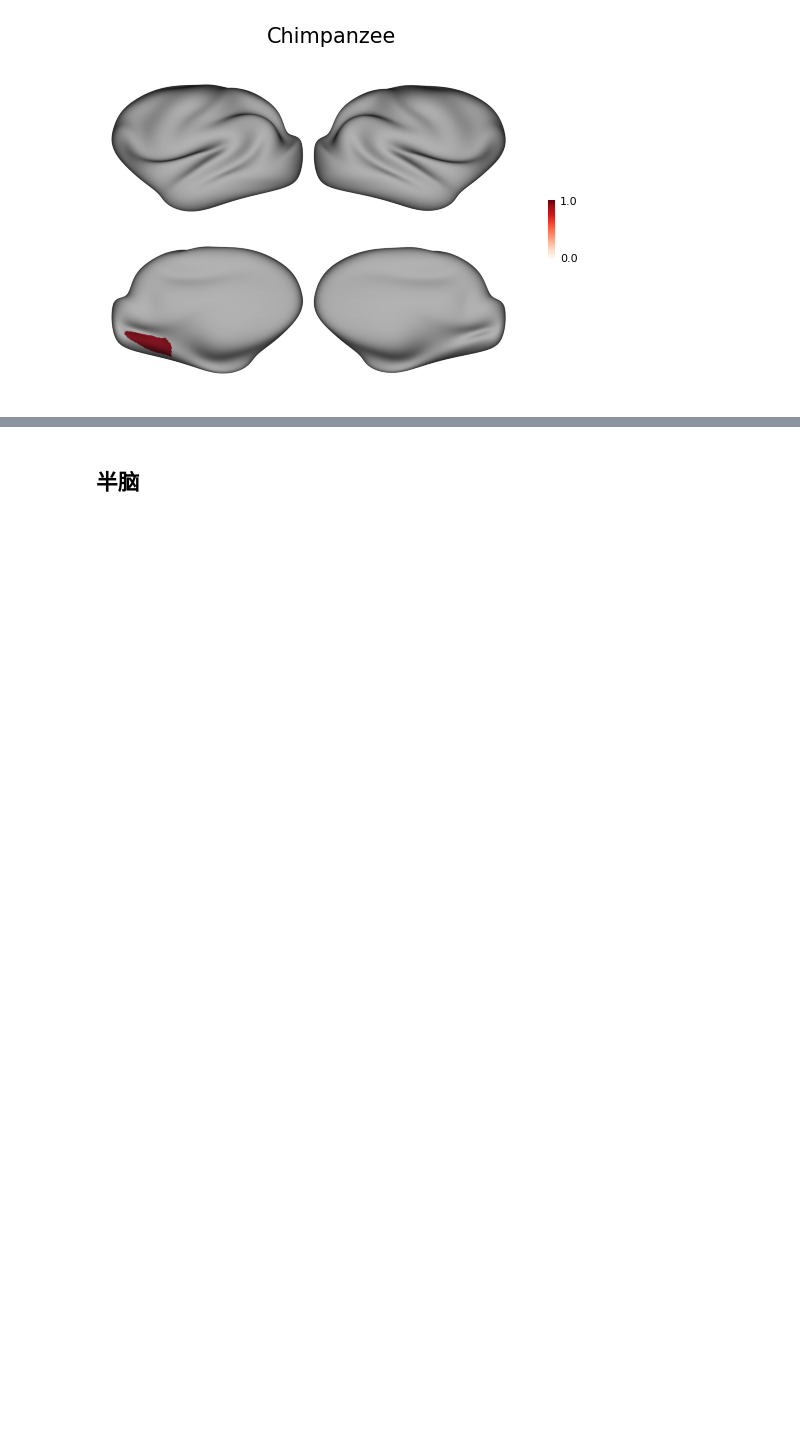
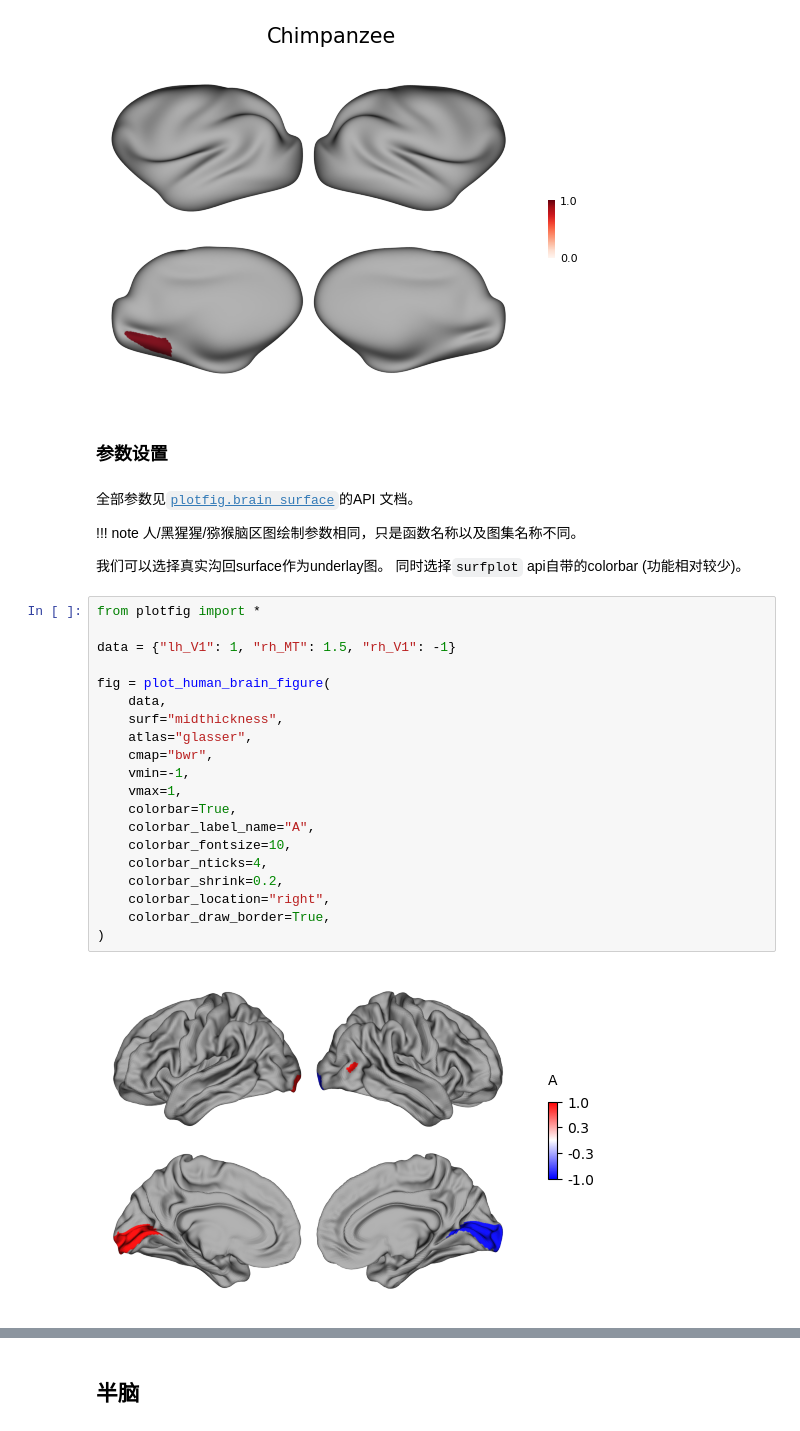
Before and after one commit to RicardoRyn/plotfig, a Jupyter notebook: notebooks/brain_surface.ipynb, the cells around one changed output, grey strips where cells are left out. Cells and saved outputs as stored; diff of their text form; blank space fills up the shorter version.

Commit message:
ci(surface): 完成brain_surface网页文档

```diff
--- a/notebooks/brain_surface.ipynb
+++ b/notebooks/brain_surface.ipynb
@@ -54,3 +1829,36 @@ fig = plot_chimpanzee_brain_figure(chimpanzee_data, title_name="Chimpanzee")
 # %% [output]
 [figure]
 [figure]
+# %% [markdown]
+### 参数设置
+# %% [markdown]
+全部参数见[`plotfig.brain_surface`](../api/index.md/#plotfig.brain_surface)的API 文档。
+
+!!! note
+    人/黑猩猩/猕猴脑区图绘制参数相同，只是函数名称以及图集名称不同。
+
+
+我们可以选择真实沟回surface作为underlay图。
+同时选择`surfplot` api自带的colorbar (功能相对较少)。
+# %%
+from plotfig import *
+
+data = {"lh_V1": 1, "rh_MT": 1.5, "rh_V1": -1}
+
+fig = plot_human_brain_figure(
+    data,
+    surf="midthickness",
+    atlas="glasser",
+    cmap="bwr",
+    vmin=-1,
+    vmax=1,
+    colorbar=True,
+    colorbar_label_name="A",
+    colorbar_fontsize=10,
+    colorbar_nticks=4,
+    colorbar_shrink=0.2,
+    colorbar_location="right",
+    colorbar_draw_border=True,
+)
+# %% [output]
+[figure, added]
```
Also changed, not shown: parts of 18 cells of this notebook, 27 other files.
